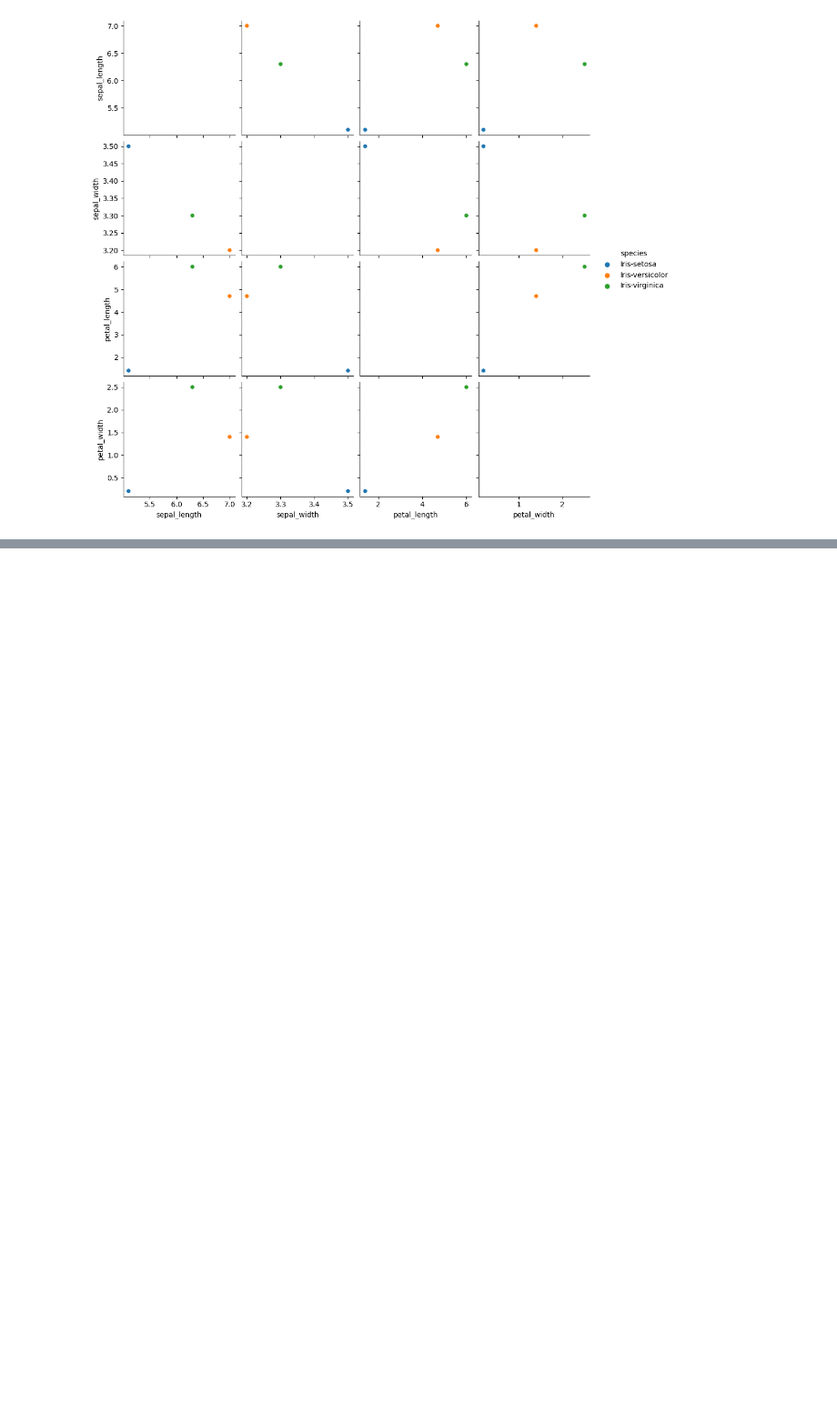
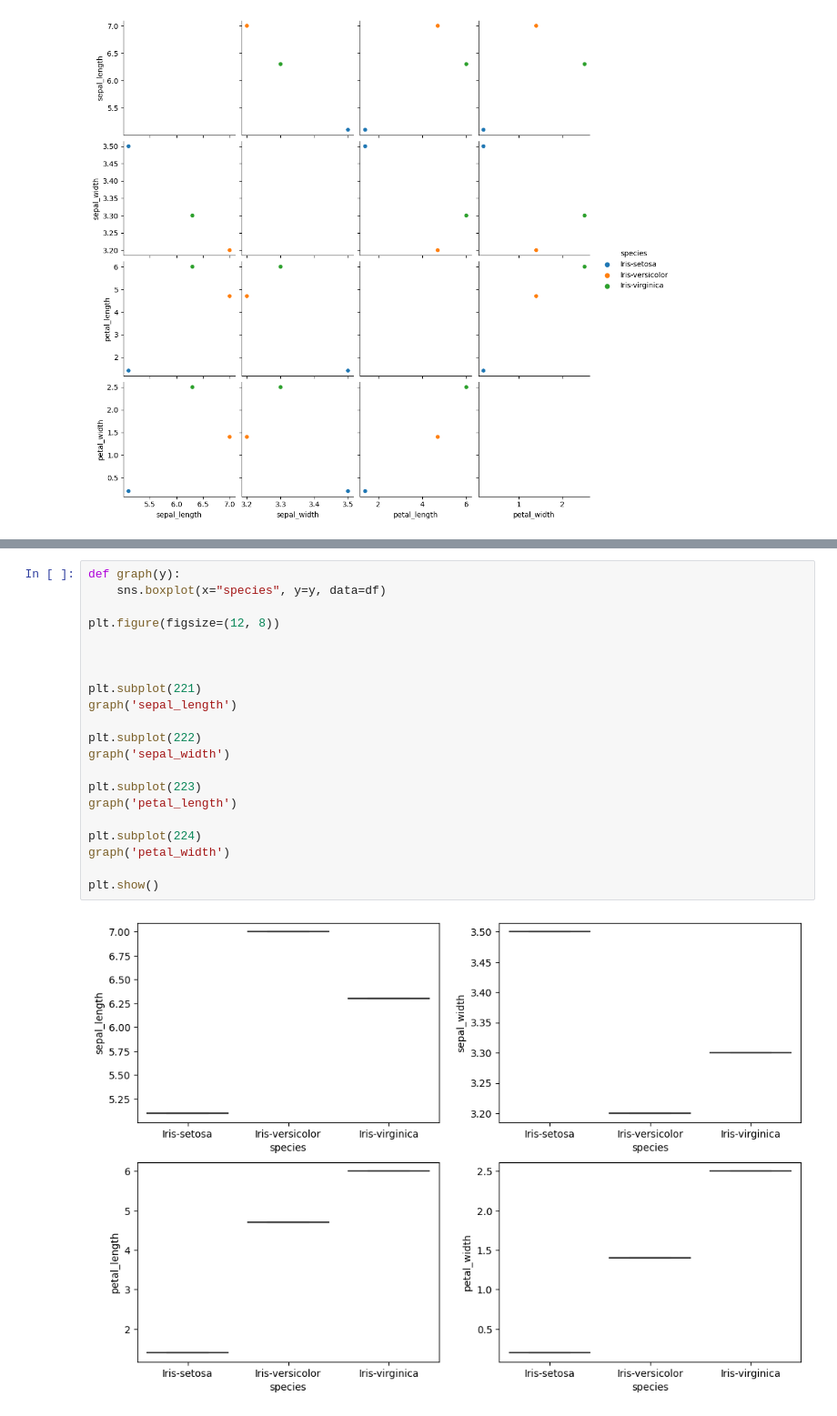
Before and after one commit to hmabubakar313/iris-explore, a Jupyter notebook: iris.ipynb, the cells around one changed output, grey strips where cells are left out. Shown at 91% size. Cells and saved outputs as stored; diff of their text form; blank space fills up the shorter version.

```diff
--- a/iris.ipynb
+++ b/iris.ipynb
@@ -119,0 +148,23 @@ https://gist.github.com/mwaskom/de44147ed2974457ad6372750bbe5751
+# %%
+def graph(y):
+    sns.boxplot(x="species", y=y, data=df)
+
+plt.figure(figsize=(12, 8))
+
+
+
+plt.subplot(221)
+graph('sepal_length')
+
+plt.subplot(222)
+graph('sepal_width')
+
+plt.subplot(223)
+graph('petal_length')
+
+plt.subplot(224)
+graph('petal_width')
+
+plt.show()
+# %% [output]
+[figure, added]
```
Also changed, not shown: parts of 5 cells of this notebook.
